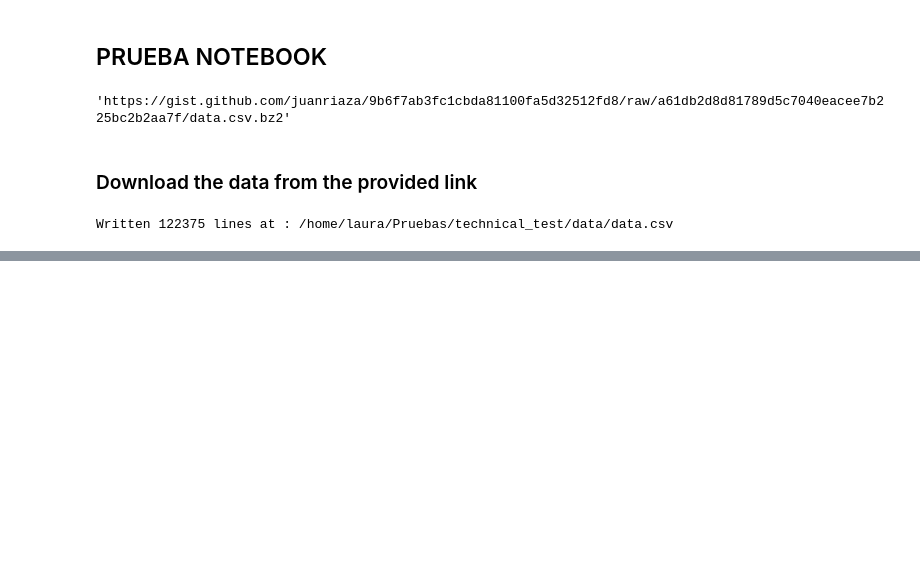
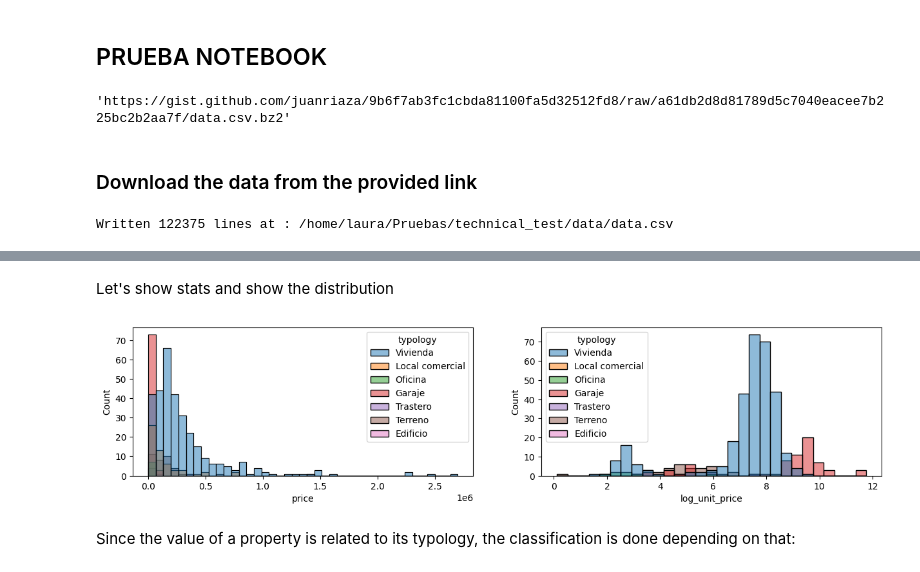
Before and after one commit to LAMDAMielgo/technical_test, a Jupyter notebook: data_exploration.ipynb, the cells around one changed output, grey strips where cells are left out. Cells and saved outputs as stored; diff of their text form; code cells hidden in the pictures; blank space fills up the shorter version.

```diff
--- a/data_exploration.ipynb
+++ b/data_exploration.ipynb
@@ -117,0 +458,3 @@ bytes
+# %%
+_df['typlogy_general'] = _df[['typology', 'subtypology']].apply(lambda row: " ".join(row).strip().replace('""', ''), axis = 1)
+_df['typlogy_general'].value_counts()
@@ -117,0 +479,31 @@ bytes
+# %%
+def compute_unit_price(row):
+    """
+    Depending on the property's typology, the unitary price is computed in different ways:
+        * Parking spots usually have the same size (they are standarized by car size)
+        * The rest, due to the lack of more information, the unitary price is computed by the
+        given area, but usually housing, offices and storerooms are differently valuated from
+        buildings and terrains.
+
+    If hte area is zero, a gross imputation is done:
+        * if number of bedrooms and bathrooms is known, we could impute an area
+            - each room is about 12m2 and each bathroom is about 3m2
+        * there is no information about kitchens and living rooms, but another 10m2 are added
+
+    Args:
+        row
+
+    Returns:
+        row
+    """
+
+    if row['area'] != 0:
+        if row['typology'] in ['Vivienda', 'Local Comercial', 'Oficina', 'Edificio', 'Trastero', 'Terreno']:
+            return row['price'] / row['area']
+
+        elif row['typology'] in ['Garaje']:
+            return row['price']
+
+
+_df['unit_price'] = _df[['price', 'typology', 'area', 'bedrooms', 'bathrooms']].apply(lambda row: compute_unit_price(row), axis = 1)
+_df[['price', 'unit_price']].describe()
@@ -117,0 +520,17 @@ bytes
+# %% [markdown]
+Let's show stats and show the distribution
+# %%
+# first plot shows that unit_price and price have logarithmic distribution
+_df['log_unit_price'] = _df['unit_price'].apply(lambda cell: np.round(np.log(cell), 4))
+
+_sample = _df.sample(500)
+f, ax = plt.subplots(ncols = 2, nrows = 1, figsize=(15,3))
+
+sns.histplot(data=_sample, x = 'price', hue = 'typology', ax=ax[0]) # logarithmic distribution
+sns.histplot(data=_sample, x = 'log_unit_price', hue = 'typology', ax=ax[1])
+
+plt.show()
+# %% [output]
+[figure, added]
+# %% [markdown]
+Since the value of a property is related to its typology, the classification is done depending on that:
```
Also changed, not shown: parts of 44 cells of this notebook, 4 other files.
